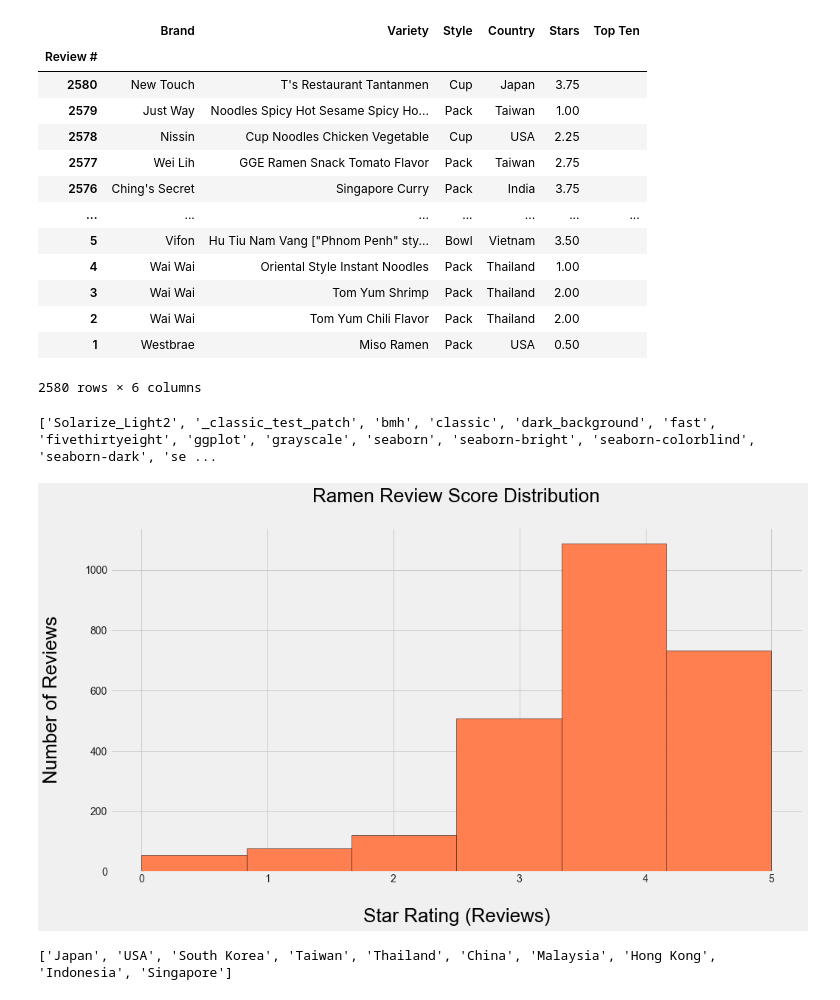
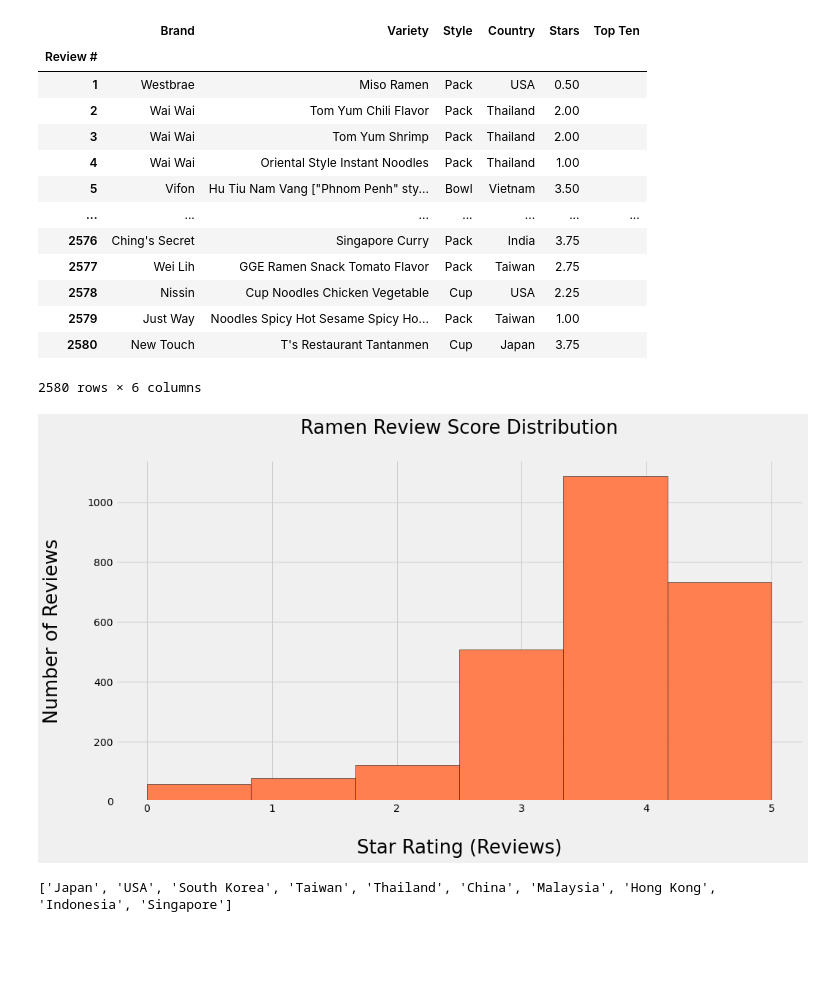
Before and after one commit to garrettg615/web-design-challenge, a Jupyter notebook: ramen_analysis.ipynb, the cells around one changed output. Drawn from its saved outputs; the diff is of its cells as text; code cells hidden in the pictures; blank space fills up the shorter version.

```diff
--- a/ramen_analysis.ipynb
+++ b/ramen_analysis.ipynb
@@ -26,22 +26,24 @@ dir(px)
 # %%
 ramen_df = pd.read_csv("resources/ramen-ratings.csv")
 ramen_df['Top Ten'] = ramen_df['Top Ten'].replace([np.nan,'\n'],'')
 ramen_df['Stars'] = ramen_df['Stars'].replace('Unrated',0)
 ramen_df = ramen_df.astype({'Stars':'float64'})
+ramen_df = ramen_df.sort_values('Review #')
 ramen_df = ramen_df.set_index('Review #')
+
 ramen_df
 # %% [output]
 |  | Brand | Variety | Style | Country | Stars | Top Ten |
 | Review # |  |  |  |  |  |  |
+| 1 | Westbrae | Miso Ramen | Pack | USA | 0.50 |  |
+| 2 | Wai Wai | Tom Yum Chili Flavor | Pack | Thailand | 2.00 |  |
+| 3 | Wai Wai | Tom Yum Shrimp | Pack | Thailand | 2.00 |  |
+| 4 | Wai Wai | Oriental Style Instant Noodles | Pack | Thailand | 1.00 |  |
+| 5 | Vifon | Hu Tiu Nam Vang ["Phnom Penh" sty... | Bowl | Vietnam | 3.50 |  |
+| ... | ... | ... | ... | ... | ... | ... |
+| 2576 | Ching's Secret | Singapore Curry | Pack | India | 3.75 |  |
+| 2577 | Wei Lih | GGE Ramen Snack Tomato Flavor | Pack | Taiwan | 2.75 |  |
+| 2578 | Nissin | Cup Noodles Chicken Vegetable | Cup | USA | 2.25 |  |
+| 2579 | Just Way | Noodles Spicy Hot Sesame Spicy Ho... | Pack | Taiwan | 1.00 |  |
 | 2580 | New Touch | T's Restaurant Tantanmen | Cup | Japan | 3.75 |  |
-| 2579 | Just Way | Noodles Spicy Hot Sesame Spicy Ho... | Pack | Taiwan | 1.00 |  |
-| 2578 | Nissin | Cup Noodles Chicken Vegetable | Cup | USA | 2.25 |  |
-| 2577 | Wei Lih | GGE Ramen Snack Tomato Flavor | Pack | Taiwan | 2.75 |  |
-| 2576 | Ching's Secret | Singapore Curry | Pack | India | 3.75 |  |
-| ... | ... | ... | ... | ... | ... | ... |
-| 5 | Vifon | Hu Tiu Nam Vang ["Phnom Penh" sty... | Bowl | Vietnam | 3.50 |  |
-| 4 | Wai Wai | Oriental Style Instant Noodles | Pack | Thailand | 1.00 |  |
-| 3 | Wai Wai | Tom Yum Shrimp | Pack | Thailand | 2.00 |  |
-| 2 | Wai Wai | Tom Yum Chili Flavor | Pack | Thailand | 2.00 |  |
-| 1 | Westbrae | Miso Ramen | Pack | USA | 0.50 |  |
 2580 rows × 6 columns
@@ -48,8 +56,6 @@ ramen_df
 # %%
-print(plt.style.available)
+#print(plt.style.available)
 plt.style.use('fivethirtyeight')
-# %% [output]
-['Solarize_Light2', '_classic_test_patch', 'bmh', 'classic', 'dark_background', 'fast', 'fivethirtyeight', 'ggplot', 'grayscale', 'seaborn', 'seaborn-bright', 'seaborn-colorblind', 'seaborn-dark', 'se ...
 # %%
 ## Plot histogram
 
@@ -61,7 +67,7 @@ plt.ylabel('Number of Reviews\n',fontsize=26, color='black')
 plt.savefig('visualizations/ramen_distribution.png')
 plt.show()
 # %% [output]
-[figure, old version]
+[figure, new version]
 # %%
 country_df = ramen_df.groupby('Country').count()
 sorted_country_df = country_df.sort_values('Brand',ascending=False)
```
Also changed, not shown: parts of 18 cells of this notebook, 17 other files.
